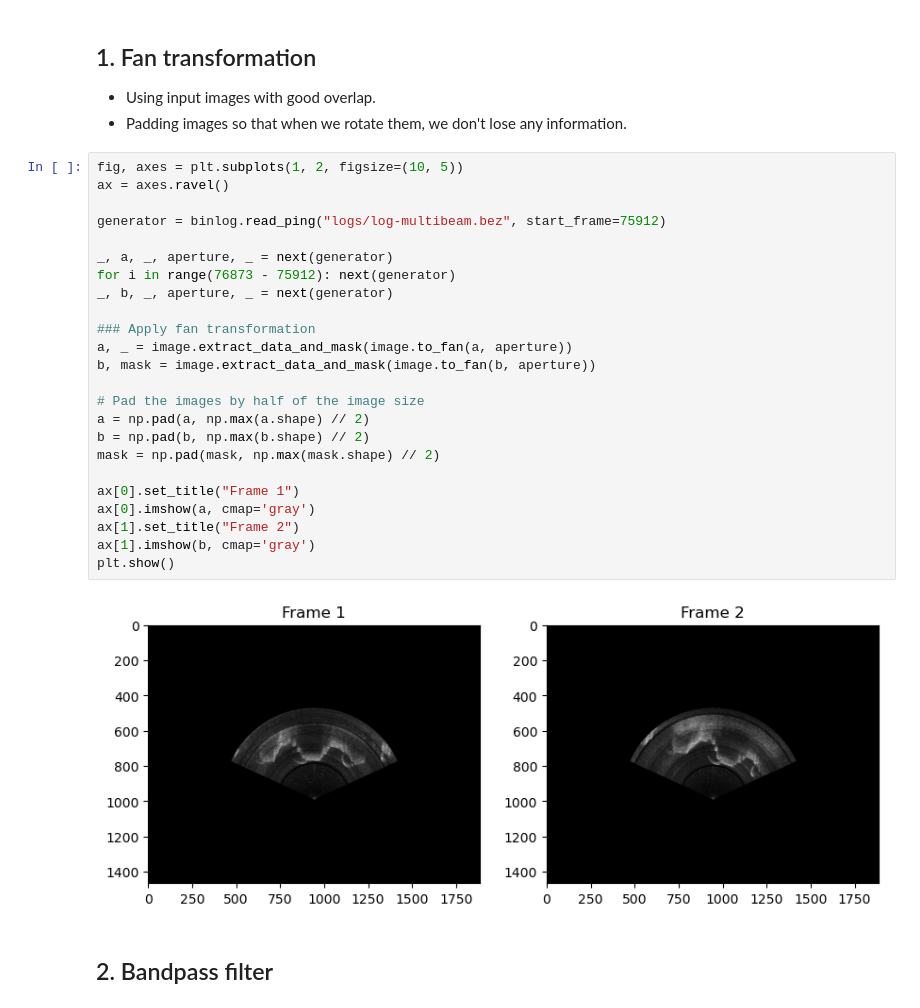
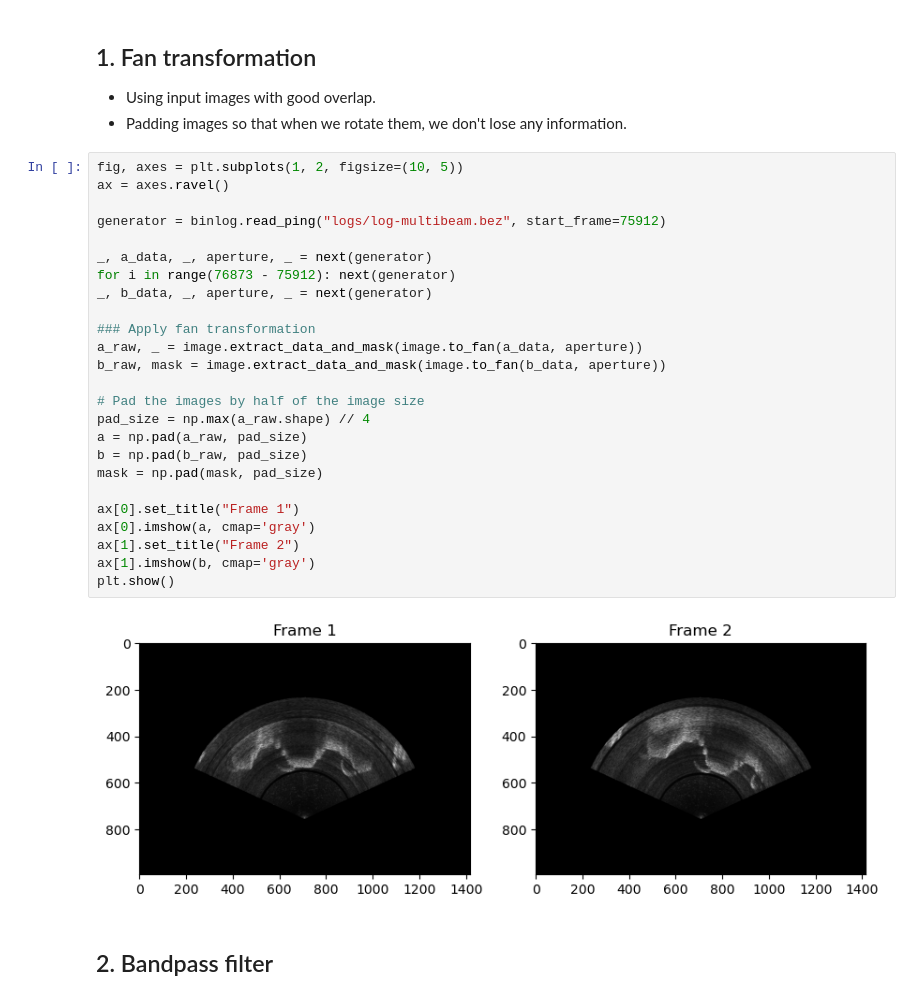
Before and after one commit to jp-pino/sonar-registration, a Jupyter notebook: fourier-mellin.ipynb, the cells around one changed output. Drawn from its saved outputs; the diff is of its cells as text.

```diff
--- a/fourier-mellin.ipynb
+++ b/fourier-mellin.ipynb
@@ -76,29 +76,30 @@ def fourier_mellin(a, b):
 # %%
 fig, axes = plt.subplots(1, 2, figsize=(10, 5))
 ax = axes.ravel()
 
 generator = binlog.read_ping("logs/log-multibeam.bez", start_frame=75912)
 
-_, a, _, aperture, _ = next(generator)
+_, a_data, _, aperture, _ = next(generator)
 for i in range(76873 - 75912): next(generator)
-_, b, _, aperture, _ = next(generator)
+_, b_data, _, aperture, _ = next(generator)
 
 ### Apply fan transformation
-a, _ = image.extract_data_and_mask(image.to_fan(a, aperture))
-b, mask = image.extract_data_and_mask(image.to_fan(b, aperture))
+a_raw, _ = image.extract_data_and_mask(image.to_fan(a_data, aperture))
+b_raw, mask = image.extract_data_and_mask(image.to_fan(b_data, aperture))
 
 # Pad the images by half of the image size
-a = np.pad(a, np.max(a.shape) // 2)
-b = np.pad(b, np.max(b.shape) // 2)
-mask = np.pad(mask, np.max(mask.shape) // 2)
+pad_size = np.max(a_raw.shape) // 4
+a = np.pad(a_raw, pad_size)
+b = np.pad(b_raw, pad_size)
+mask = np.pad(mask, pad_size)
 
 ax[0].set_title("Frame 1")
 ax[0].imshow(a, cmap='gray')
 ax[1].set_title("Frame 2")
 ax[1].imshow(b, cmap='gray')
 plt.show()
 # %% [output]
-[figure, old version]
+[figure, new version]
 # %% [markdown]
 ## 2. Bandpass filter
 # %%
```
Also changed, not shown: parts of 13 cells of this notebook, 4 other files.
